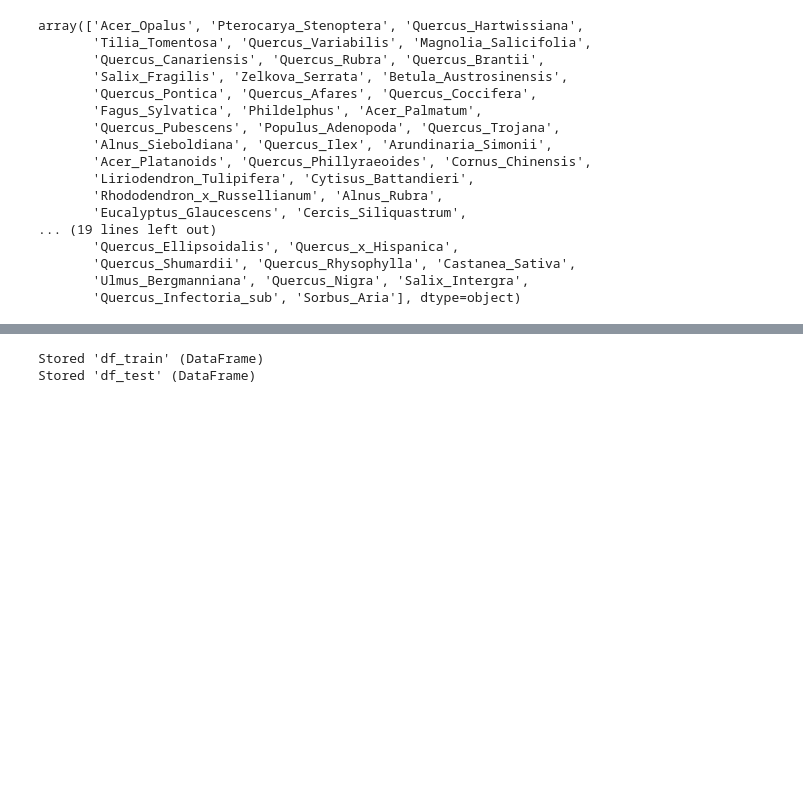
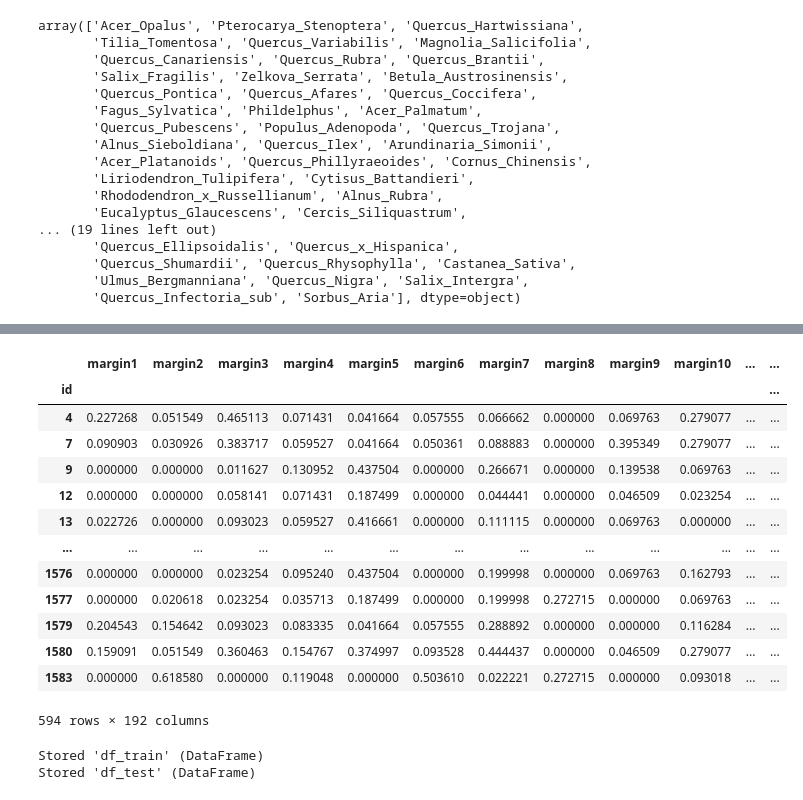
Before and after one commit to Sari27/IFT712_Projet_de_session, a Jupyter notebook: data_import.ipynb, the cells around one changed output, grey strips where cells are left out. Cells and saved outputs as stored; diff of their text form; code cells hidden in the pictures; blank space fills up the shorter version.

```diff
--- a/data_import.ipynb
+++ b/data_import.ipynb
@@ -63,3 +85,25 @@ array(['Acer_Opalus', 'Pterocarya_Stenoptera', 'Quercus_Hartwissiana',
+# %%
+# Normalisation du dataframe de tests
+for column in df_test:
+    df_test[column] = (df_test[column] - min(df_test[column])) / (max(df_test[column]) - min(df_test[column]))
+
+# Affichage du dataframe de test normalisé
+df_test
+# %% [output]
+|  | margin1 | margin2 | margin3 | margin4 | margin5 | margin6 | margin7 | margin8 | margin9 | margin10 | ... | ... |
+| id |  |  |  |  |  |  |  |  |  |  |  | ... |
+| 4 | 0.227268 | 0.051549 | 0.465113 | 0.071431 | 0.041664 | 0.057555 | 0.066662 | 0.000000 | 0.069763 | 0.279077 | ... | ... |
+| 7 | 0.090903 | 0.030926 | 0.383717 | 0.059527 | 0.041664 | 0.050361 | 0.088883 | 0.000000 | 0.395349 | 0.279077 | ... | ... |
+| 9 | 0.000000 | 0.000000 | 0.011627 | 0.130952 | 0.437504 | 0.000000 | 0.266671 | 0.000000 | 0.139538 | 0.069763 | ... | ... |
+| 12 | 0.000000 | 0.000000 | 0.058141 | 0.071431 | 0.187499 | 0.000000 | 0.044441 | 0.000000 | 0.046509 | 0.023254 | ... | ... |
+| 13 | 0.022726 | 0.000000 | 0.093023 | 0.059527 | 0.416661 | 0.000000 | 0.111115 | 0.000000 | 0.069763 | 0.000000 | ... | ... |
+| ... | ... | ... | ... | ... | ... | ... | ... | ... | ... | ... | ... | ... |
+| 1576 | 0.000000 | 0.000000 | 0.023254 | 0.095240 | 0.437504 | 0.000000 | 0.199998 | 0.000000 | 0.069763 | 0.162793 | ... | ... |
+| 1577 | 0.000000 | 0.020618 | 0.023254 | 0.035713 | 0.187499 | 0.000000 | 0.199998 | 0.272715 | 0.000000 | 0.069763 | ... | ... |
+| 1579 | 0.204543 | 0.154642 | 0.093023 | 0.083335 | 0.041664 | 0.057555 | 0.288892 | 0.000000 | 0.000000 | 0.116284 | ... | ... |
+| 1580 | 0.159091 | 0.051549 | 0.360463 | 0.154767 | 0.374997 | 0.093528 | 0.444437 | 0.000000 | 0.046509 | 0.279077 | ... | ... |
+| 1583 | 0.000000 | 0.618580 | 0.000000 | 0.119048 | 0.000000 | 0.503610 | 0.022221 | 0.272715 | 0.000000 | 0.093018 | ... | ... |
+594 rows × 192 columns
 # %%
 # On stocke les dataframes en mémoire
 %store df_train
```
Also changed, not shown: parts of 1 cell of this notebook, 6 other files.
